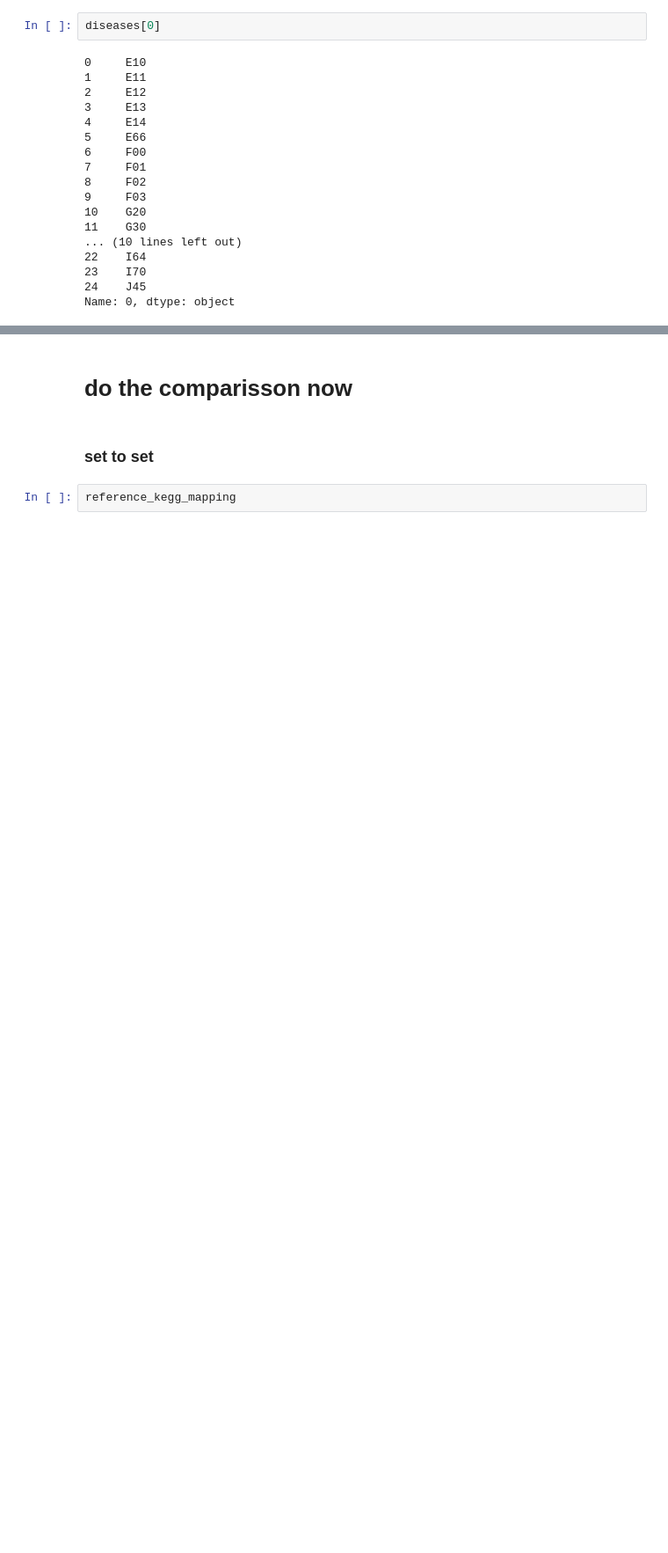
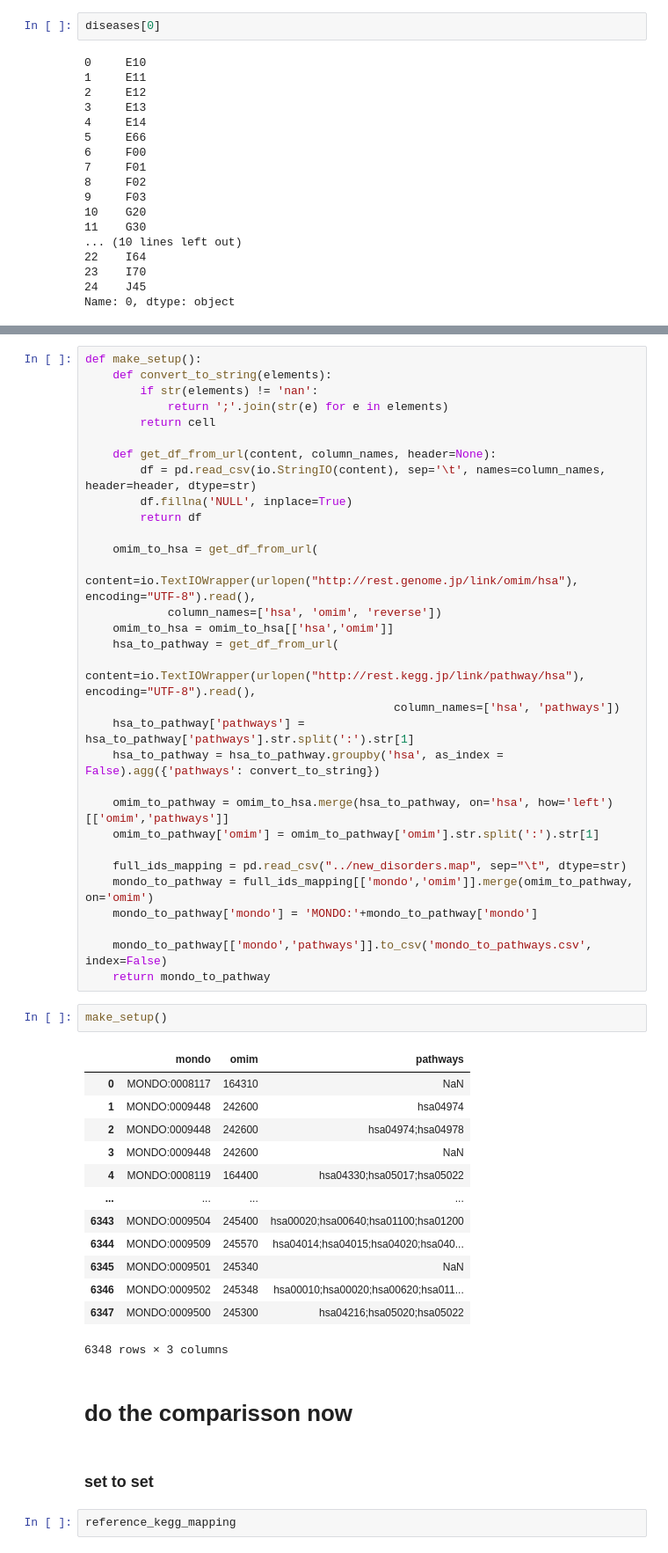
Before and after one commit to bionetslab/digest, a Jupyter notebook: jupyter/testing.ipynb, the cells around one changed output, grey strips where cells are left out. Shown at 88% size. Saved outputs shown, nothing was run; the diff lists cells and outputs as text; blank space fills up the shorter version.

```diff
--- a/jupyter/testing.ipynb
+++ b/jupyter/testing.ipynb
@@ -323,3 +327,50 @@ df
+# %%
+def make_setup():
+    def convert_to_string(elements):
+        if str(elements) != 'nan':
+            return ';'.join(str(e) for e in elements)
+        return cell
+
+    def get_df_from_url(content, column_names, header=None):
+        df = pd.read_csv(io.StringIO(content), sep='\t', names=column_names, header=header, dtype=str)
+        df.fillna('NULL', inplace=True)
+        return df
+
+    omim_to_hsa = get_df_from_url(
+            content=io.TextIOWrapper(urlopen("http://rest.genome.jp/link/omim/hsa"), encoding="UTF-8").read(),
+            column_names=['hsa', 'omim', 'reverse'])
+    omim_to_hsa = omim_to_hsa[['hsa','omim']]
+    hsa_to_pathway = get_df_from_url(
+            content=io.TextIOWrapper(urlopen("http://rest.kegg.jp/link/pathway/hsa"), encoding="UTF-8").read(),
+                                             column_names=['hsa', 'pathways'])
+    hsa_to_pathway['pathways'] = hsa_to_pathway['pathways'].str.split(':').str[1]
+    hsa_to_pathway = hsa_to_pathway.groupby('hsa', as_index = False).agg({'pathways': convert_to_string})
+
+    omim_to_pathway = omim_to_hsa.merge(hsa_to_pathway, on='hsa', how='left')[['omim','pathways']]
+    omim_to_pathway['omim'] = omim_to_pathway['omim'].str.split(':').str[1]
+
+    full_ids_mapping = pd.read_csv("../new_disorders.map", sep="\t", dtype=str)
+    mondo_to_pathway = full_ids_mapping[['mondo','omim']].merge(omim_to_pathway, on='omim')
+    mondo_to_pathway['mondo'] = 'MONDO:'+mondo_to_pathway['mondo']
+
+    mondo_to_pathway[['mondo','pathways']].to_csv('mondo_to_pathways.csv', index=False)
+    return mondo_to_pathway
+# %%
+make_setup()
+# %% [output]
+|  | mondo | omim | pathways |
+| 0 | MONDO:0008117 | 164310 | NaN |
+| 1 | MONDO:0009448 | 242600 | hsa04974 |
+| 2 | MONDO:0009448 | 242600 | hsa04974;hsa04978 |
+| 3 | MONDO:0009448 | 242600 | NaN |
+| 4 | MONDO:0008119 | 164400 | hsa04330;hsa05017;hsa05022 |
+| ... | ... | ... | ... |
+| 6343 | MONDO:0009504 | 245400 | hsa00020;hsa00640;hsa01100;hsa01200 |
+| 6344 | MONDO:0009509 | 245570 | hsa04014;hsa04015;hsa04020;hsa040... |
+| 6345 | MONDO:0009501 | 245340 | NaN |
+| 6346 | MONDO:0009502 | 245348 | hsa00010;hsa00020;hsa00620;hsa011... |
+| 6347 | MONDO:0009500 | 245300 | hsa04216;hsa05020;hsa05022 |
+6348 rows × 3 columns
 # %% [markdown]
 # do the comparisson now
 # %% [markdown]
```
Also changed, not shown: parts of 20 cells of this notebook, 2 other files.
